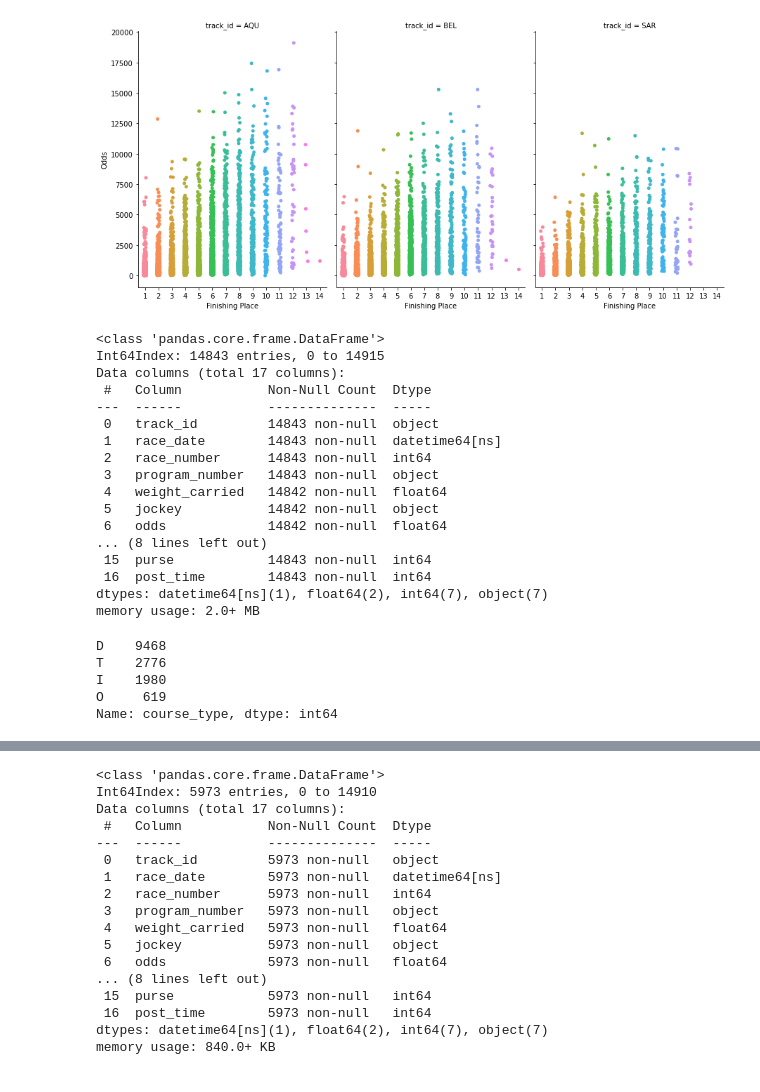
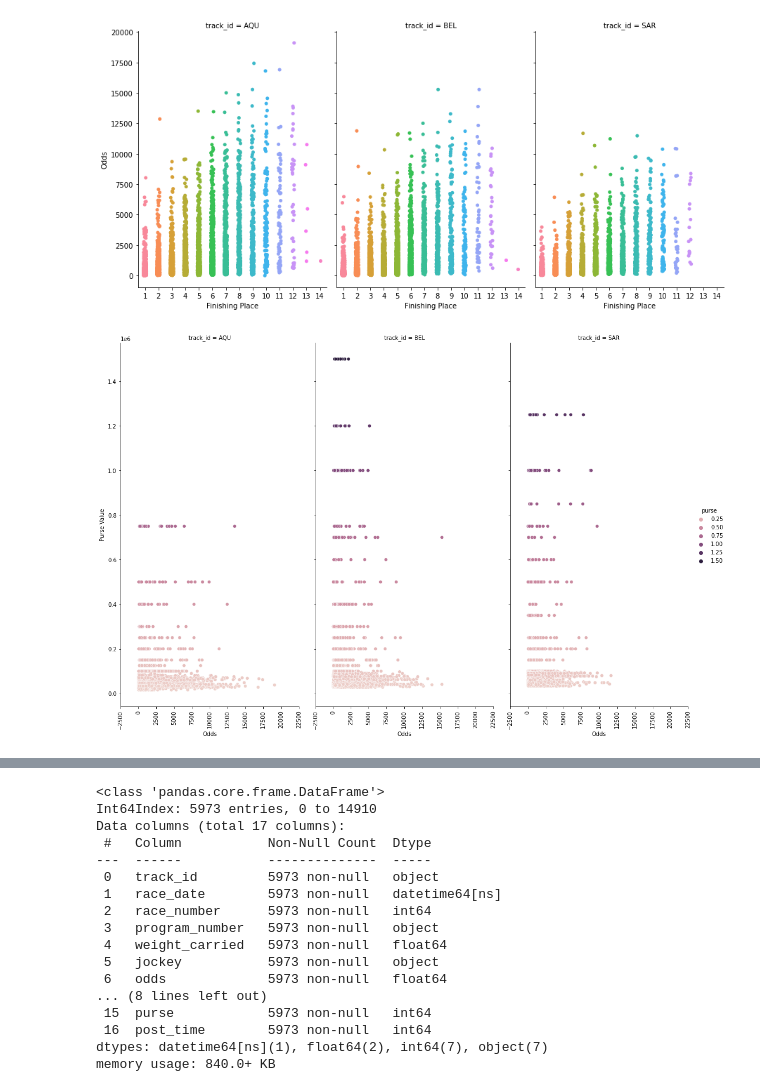
Before and after one commit to jrioross/hhg-big-data-derby-2022, a Jupyter notebook: notebooks/mews_derby_eda.ipynb, the cells around one changed output, grey strips where cells are left out. Drawn from its saved outputs; the diff is of its cells as text; code cells hidden in the pictures.

```diff
--- a/notebooks/mews_derby_eda.ipynb
+++ b/notebooks/mews_derby_eda.ipynb
@@ -227,37 +282,15 @@ odds_placing = sns.catplot(y="odds", x="finishing_place", col="track_id",
 odds_placing.set_axis_labels("Finishing Place", "Odds");
 # %% [output]
 [figure]
-# %%
-races['race_date'] = pd.to_datetime(races['race_date'])
-ra_st_h = pd.merge(starts_h, races, how='left', on=['track_id', 'race_date', 'race_number'])
-ra_st_h = ra_st_h.loc[ra_st_h['course_type'] != 'M']
-ra_st_h.info()
-# %% [output]
-<class 'pandas.core.frame.DataFrame'>
-Int64Index: 14843 entries, 0 to 14915
-Data columns (total 17 columns):
- #   Column           Non-Null Count  Dtype
----  ------           --------------  -----
- 0   track_id         14843 non-null  object
- 1   race_date        14843 non-null  datetime64[ns]
- 2   race_number      14843 non-null  int64
- 3   program_number   14843 non-null  object
- 4   weight_carried   14842 non-null  float64
- 5   jockey           14842 non-null  object
- 6   odds             14842 non-null  float64
-... (8 lines left out)
- 15  purse            14843 non-null  int64
- 16  post_time        14843 non-null  int64
-dtypes: datetime64[ns](1), float64(2), int64(7), object(7)
-memory usage: 2.0+ MB
-# %%
-ra_st_h['course_type'].value_counts()
-# %% [output]
-D    9468
-T    2776
-I    1980
-O     619
-Name: course_type, dtype: int64
+# %%
+#looking at odds compared to purse value (interesting to note that Aqueduct doesn't have the high purse races the other 2 do)
+odds_purse = sns.relplot(x="odds", y="purse", hue='purse', col="track_id",
+                data=ra_st_h, kind="scatter",
+                height=10, aspect=.5)
+odds_purse.set_xticklabels(rotation=90)
+odds_purse.set_axis_labels("Odds", "Purse Value");
+# %% [output]
+[figure, added]
 # %%
 ra_st_h['finishing_place'].value_counts()
 # %% [output]
```
Also changed, not shown: parts of 41 cells of this notebook.
